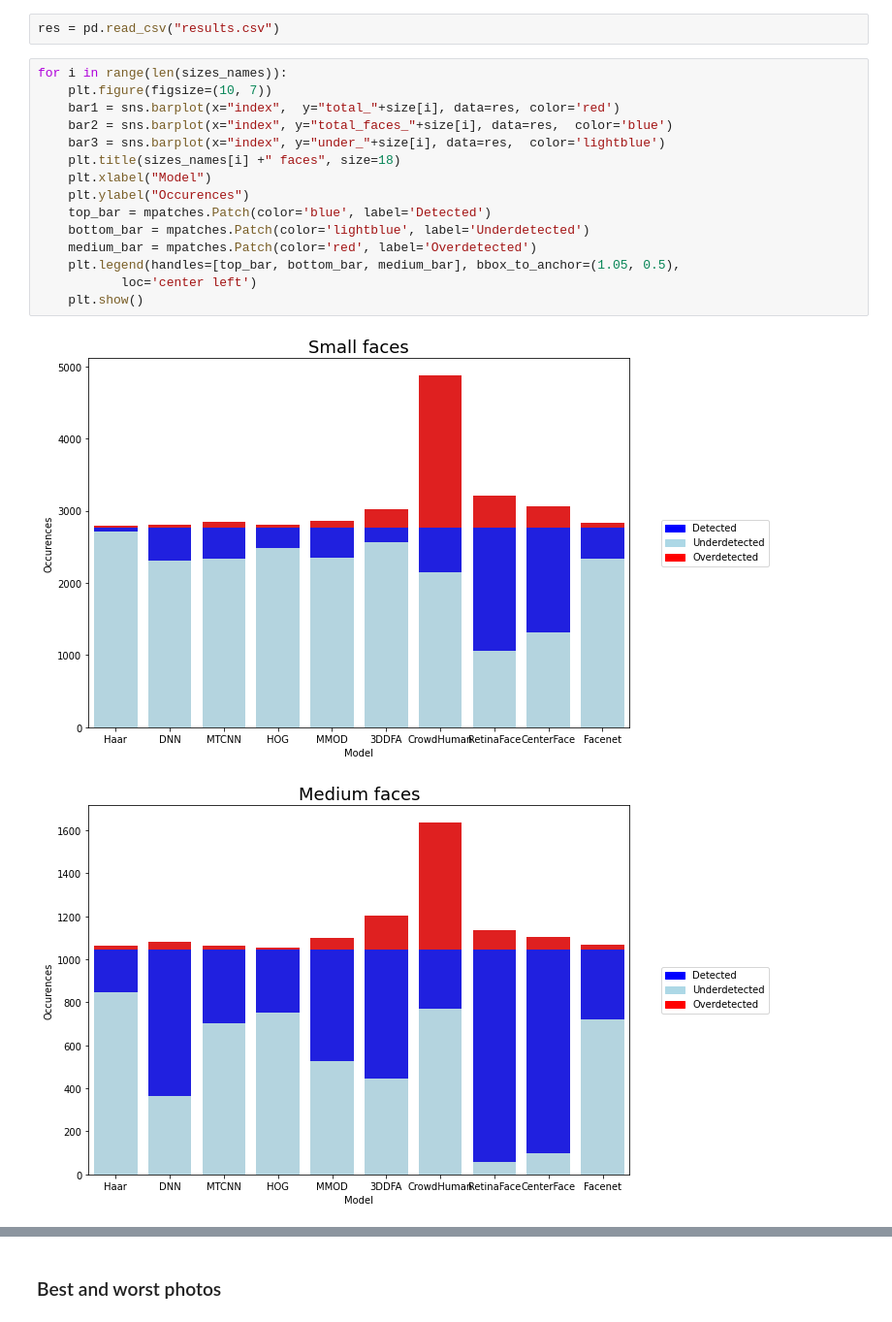
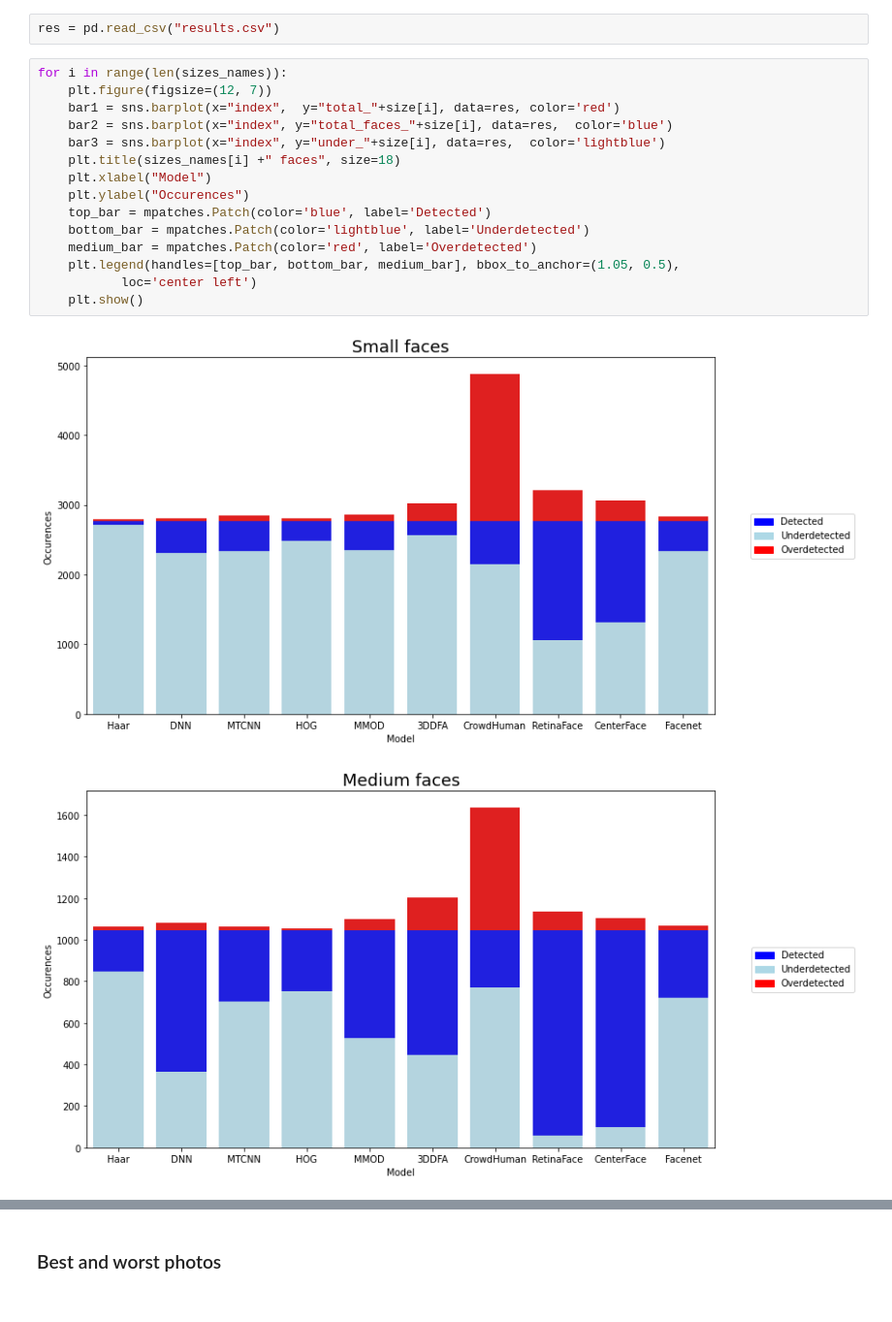
Before and after one commit to amrukwa/mask_detection, a Jupyter notebook: detector_choice.ipynb, the cells around one changed output, grey strips where cells are left out. Shown at 97% size. Saved outputs shown, nothing was run; the diff lists cells and outputs as text.

```diff
--- a/detector_choice.ipynb
+++ b/detector_choice.ipynb
@@ -918,19 +922,19 @@ size = ["S", "M", "L"]
 res = pd.read_csv("results.csv")
 # %%
 for i in range(len(sizes_names)):
-    plt.figure(figsize=(10, 7))
+    plt.figure(figsize=(12, 7))
     bar1 = sns.barplot(x="index",  y="total_"+size[i], data=res, color='red')
     bar2 = sns.barplot(x="index", y="total_faces_"+size[i], data=res,  color='blue')
     bar3 = sns.barplot(x="index", y="under_"+size[i], data=res,  color='lightblue')
     plt.title(sizes_names[i] +" faces", size=18)
     plt.xlabel("Model")
     plt.ylabel("Occurences")
     top_bar = mpatches.Patch(color='blue', label='Detected')
     bottom_bar = mpatches.Patch(color='lightblue', label='Underdetected')
     medium_bar = mpatches.Patch(color='red', label='Overdetected')
     plt.legend(handles=[top_bar, bottom_bar, medium_bar], bbox_to_anchor=(1.05, 0.5),
            loc='center left')
     plt.show()
 # %% [output]
-[figure, old version]
+[figure, new version]
-[figure, old version]
+[figure, new version]
```
Also changed, not shown: parts of 2 cells of this notebook, 4 other files.
